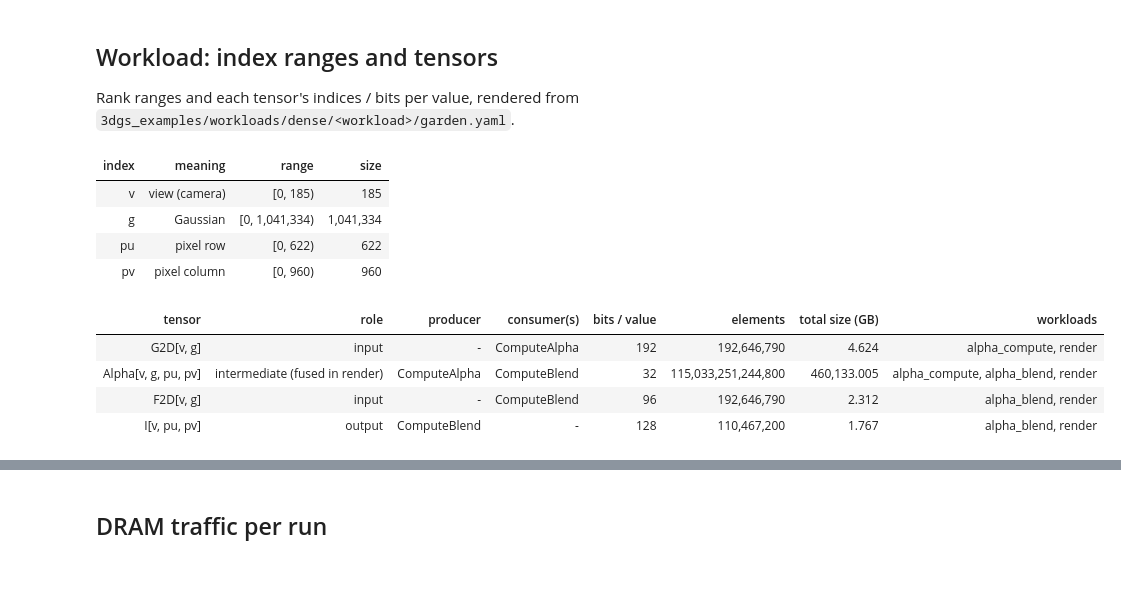
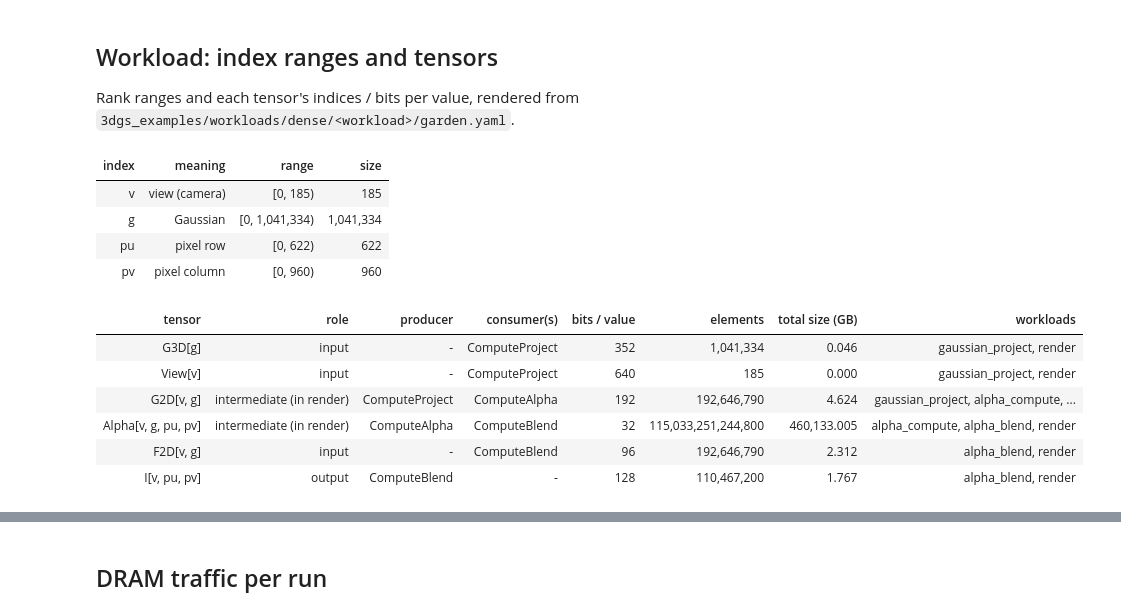
Before and after one commit to Itachi6912110/accelforge, a Jupyter notebook: notebooks/3dgs/dense/basic_arch_analysis.ipynb, the cells around one changed output, grey strips where cells are left out. Drawn from its saved outputs; the diff is of its cells as text; code cells hidden in the pictures; blank space fills up the shorter version.

```diff
--- a/notebooks/3dgs/dense/basic_arch_analysis.ipynb
+++ b/notebooks/3dgs/dense/basic_arch_analysis.ipynb
@@ -43,10 +45,12 @@ if RERUN:
 
 summary = json.loads((DENSE / f"summary_{SCENE}.json").read_text())
 GLBS = sorted(r["glb_bytes"] for r in summary["render"])
-WORKLOADS = ["alpha_compute", "alpha_blend", "render"]
-GROUPS = {"alpha_compute": "alpha compute", "alpha_blend": "alpha blend",
-          "pair": "alpha compute + alpha blend", "render": "render (fusion)"}
-TENSORS = ["Alpha", "G2D", "F2D", "I"]
+WORKLOADS = ["gaussian_project", "alpha_compute", "alpha_blend", "render"]
+STAGES = ["gaussian_project", "alpha_compute", "alpha_blend"]  # the unfused pipeline, in order
+GROUPS = {"gaussian_project": "gaussian project", "alpha_compute": "alpha compute",
+          "alpha_blend": "alpha blend", "unfused": "project + alpha compute + alpha blend",
+          "render": "render (fusion)"}
+TENSORS = ["Alpha", "G2D", "F2D", "I", "G3D", "View"]
 
 def kib(b):
     return f"{b // 1024} KiB" if b < 1 << 20 else f"{b // (1 << 20)} MiB"
@@ -63,7 +67,8 @@ Rank sizes and tensor projections / bits are those of `workloads/dense/*/garden.
 # %%
 RANKS = {"v": 185, "g": 1041334, "pu": 622, "pv": 960}
-PROJ = {"G2D": ["v", "g"], "F2D": ["v", "g"], "I": ["v", "pu", "pv"], "Alpha": ["v", "g", "pu", "pv"]}
-BITS = {"G2D": 192, "F2D": 96, "I": 128, "Alpha": 32}
+PROJ = {"G3D": ["g"], "View": ["v"], "G2D": ["v", "g"], "F2D": ["v", "g"], "I": ["v", "pu", "pv"],
+        "Alpha": ["v", "g", "pu", "pv"]}
+BITS = {"G3D": 352, "View": 640, "G2D": 192, "F2D": 96, "I": 128, "Alpha": 32}
 
 class _Loader(yaml.SafeLoader):
     pass
@@ -137,7 +142,7 @@ def load_workload(wl):
     return yaml.safe_load(jinja2.Template(text).render())["workload"]
 
 wls = {wl: load_workload(wl) for wl in WORKLOADS}
-space = wls["render"]["iteration_space_shape"]  # superset: both Einsums
+space = wls["render"]["iteration_space_shape"]  # superset: all three Einsums
 MEANING = {"v": "view (camera)", "g": "Gaussian", "pu": "pixel row", "pv": "pixel column"}
 
 def rank_size(bound):  # "0 <= v < 185" -> 185
@@ -159,42 +164,44 @@ for wl, w in wls.items():
 
 def role(t):
     if t["produced"] and t["consumed"]:
-        return "intermediate (fused in render)"
+        return "intermediate (in render)"
     return "output" if t["produced"] else "input"
 
 tensor_rows = []
 for name, t in tensors.items():
     n = 1
     for r in t["proj"]:
         n *= rank_size(space[r])
     tensor_rows.append({
         "tensor": f"{name}[{', '.join(t['proj'])}]",
         "role": role(t),
         "producer": ", ".join(sorted(t["produced"])) or "-",
         "consumer(s)": ", ".join(sorted(t["consumed"])) or "-",
         "bits / value": t["bits"],
         "elements": n,
         "total size (GB)": n * t["bits"] / 8 / 1e9,
         "workloads": ", ".join(t["workloads"]),
     })
 tensors_df = pd.DataFrame(tensor_rows)
 
 # the LoopTree walk above hard-codes these: keep it honest
 assert RANKS == {r: rank_size(b) for r, b in space.items()}
 assert PROJ == {k: v["proj"] for k, v in tensors.items()}
 assert BITS == {k: v["bits"] for k, v in tensors.items()}
 
 display(ranks_df.style.format({"size": "{:,}"}).hide(axis="index"))
 display(tensors_df.style.format({"elements": "{:,}", "total size (GB)": "{:,.3f}"}).hide(axis="index"))
 # %% [output]
 | index | meaning | range | size |
 | v | view (camera) | [0, 185) | 185 |
 | g | Gaussian | [0, 1,041,334) | 1,041,334 |
 | pu | pixel row | [0, 622) | 622 |
 | pv | pixel column | [0, 960) | 960 |
 | tensor | role | producer | consumer(s) | bits / value | elements | total size (GB) | workloads |
-| G2D[v, g] | input | - | ComputeAlpha | 192 | 192,646,790 | 4.624 | alpha_compute, render |
-| Alpha[v, g, pu, pv] | intermediate (fused in render) | ComputeAlpha | ComputeBlend | 32 | 115,033,251,244,800 | 460,133.005 | alpha_compute, alpha_blend, render |
+| G3D[g] | input | - | ComputeProject | 352 | 1,041,334 | 0.046 | gaussian_project, render |
+| View[v] | input | - | ComputeProject | 640 | 185 | 0.000 | gaussian_project, render |
+| G2D[v, g] | intermediate (in render) | ComputeProject | ComputeAlpha | 192 | 192,646,790 | 4.624 | gaussian_project, alpha_compute, ... |
+| Alpha[v, g, pu, pv] | intermediate (in render) | ComputeAlpha | ComputeBlend | 32 | 115,033,251,244,800 | 460,133.005 | alpha_compute, alpha_blend, render |
 | F2D[v, g] | input | - | ComputeBlend | 96 | 192,646,790 | 2.312 | alpha_blend, render |
 | I[v, pu, pv] | output | ComputeBlend | - | 128 | 110,467,200 | 1.767 | alpha_blend, render |
 # %% [markdown]
```
Also changed, not shown: parts of 11 cells of this notebook, 30 other files.
